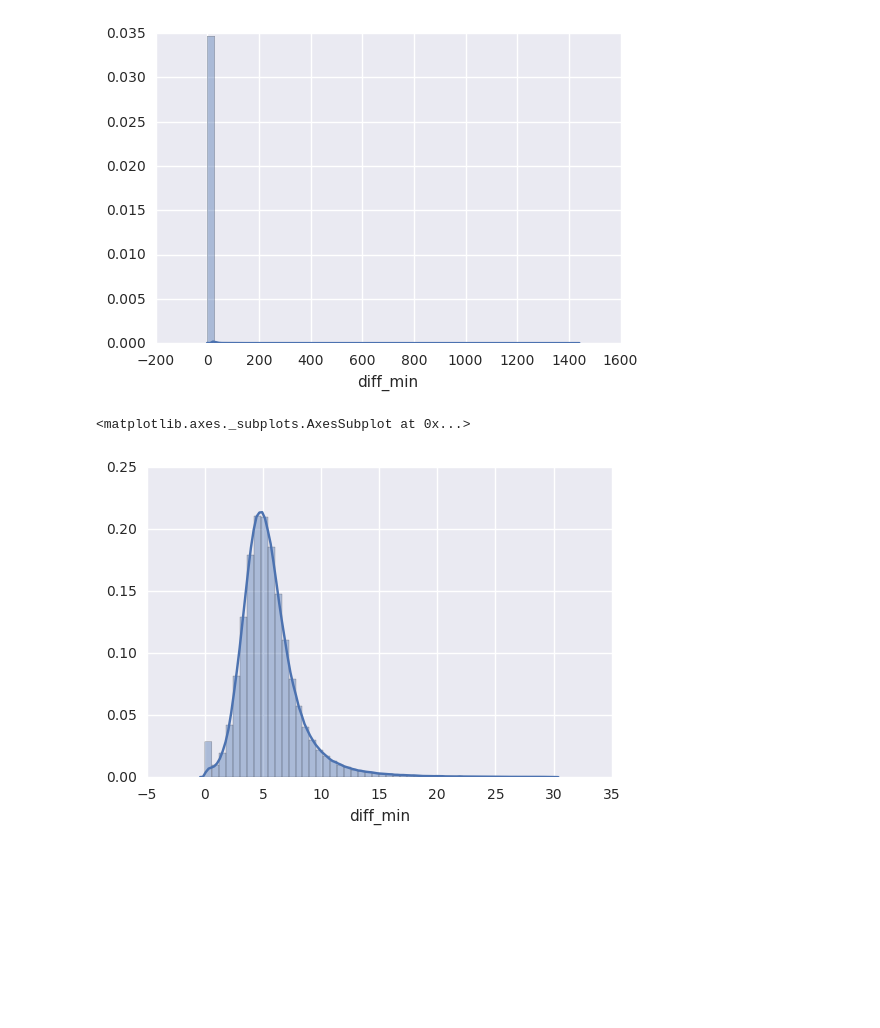
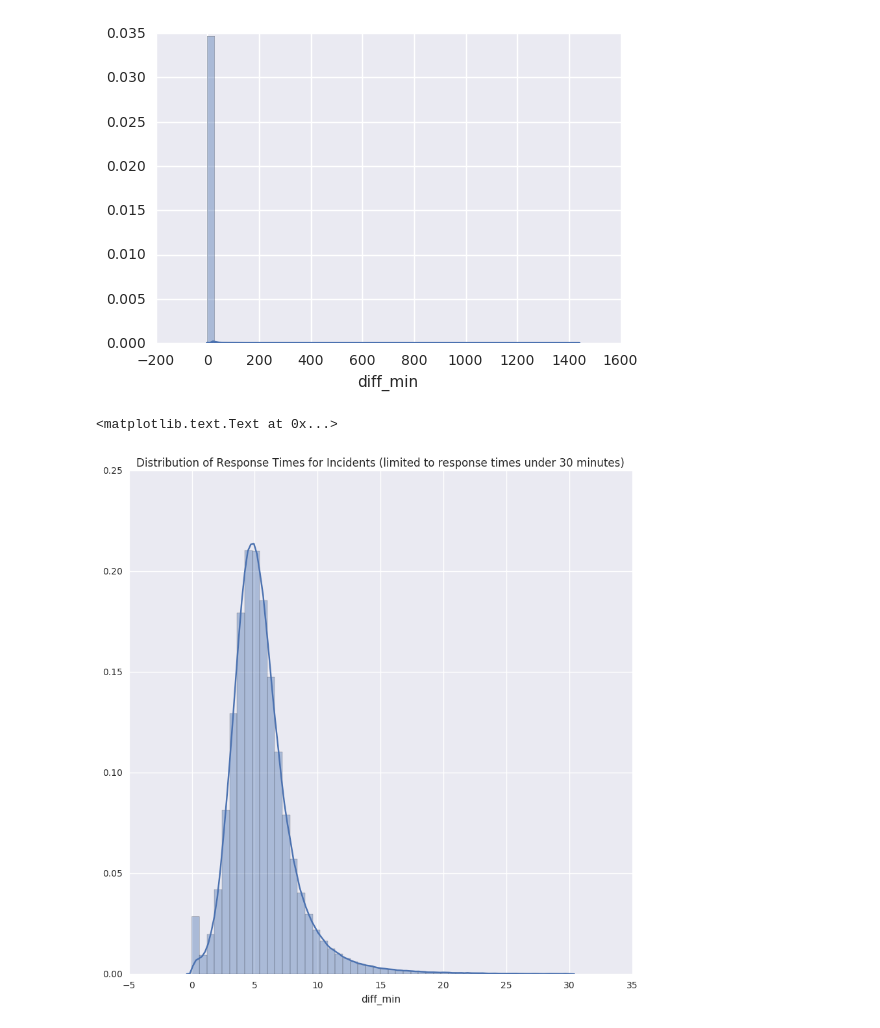
Before and after one commit to hackoregon/emergency-response, a Jupyter notebook: notebooks/response_times_eda.ipynb, the cells around one changed output. Drawn from its saved outputs; the diff is of its cells as text; code cells hidden in the pictures; blank space fills up the shorter version.

```diff
--- a/notebooks/response_times_eda.ipynb
+++ b/notebooks/response_times_eda.ipynb
@@ -202,9 +204,12 @@ sns.distplot(table['diff_min'])
 # %% [output]
 <matplotlib.axes._subplots.AxesSubplot at 0x...>
 [figure]
-# %%
-sns.distplot(table.loc[table['diff_min'] <= 30]['diff_min']) # zoomed in on thirty minutes
-# %% [output]
-<matplotlib.axes._subplots.AxesSubplot at 0x...>
-[figure, removed]
+# %%
+# zoom in on thirty minutes
+plt.rcParams['figure.figsize']=(10,10)
+sns.distplot(table.loc[table['diff_min'] <= 30]['diff_min'])
+plt.title('Distribution of Response Times for Incidents (limited to response times under 30 minutes)')
+# %% [output]
+<matplotlib.text.Text at 0x...>
+[figure, added]
 # %%
```
Also changed, not shown: parts of 22 cells of this notebook.
